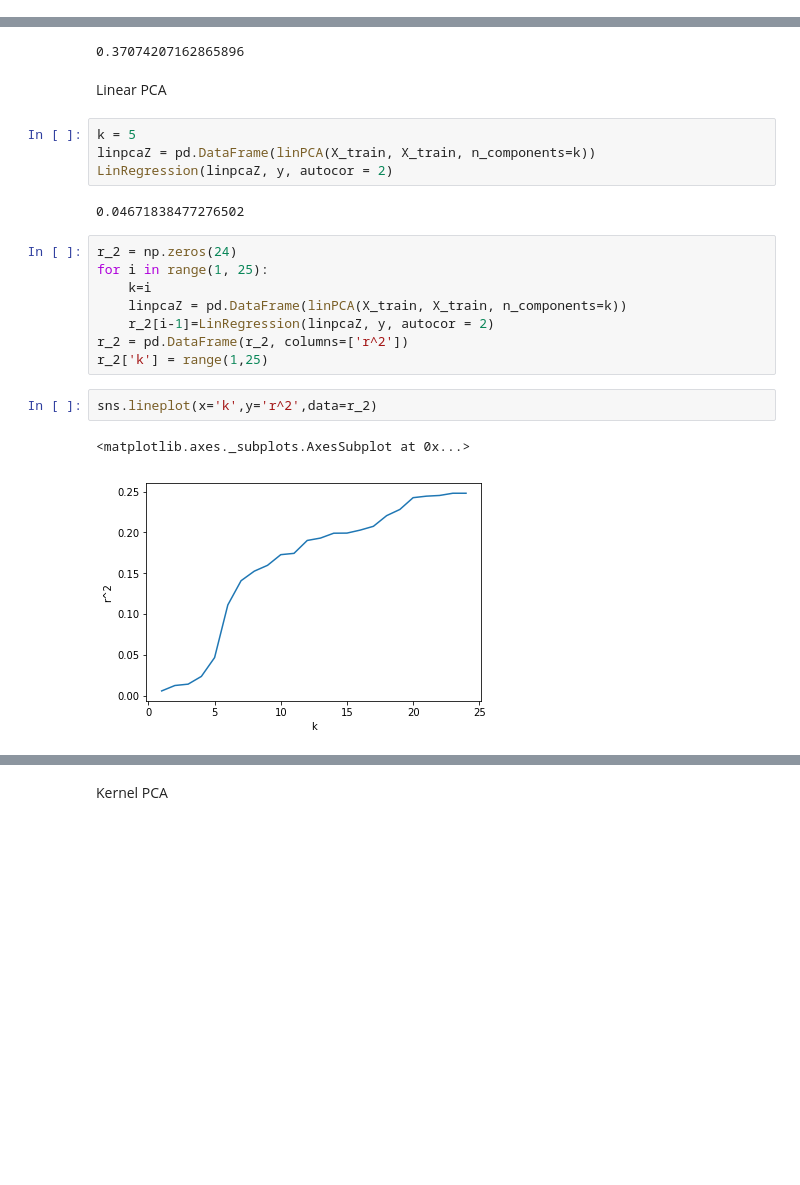
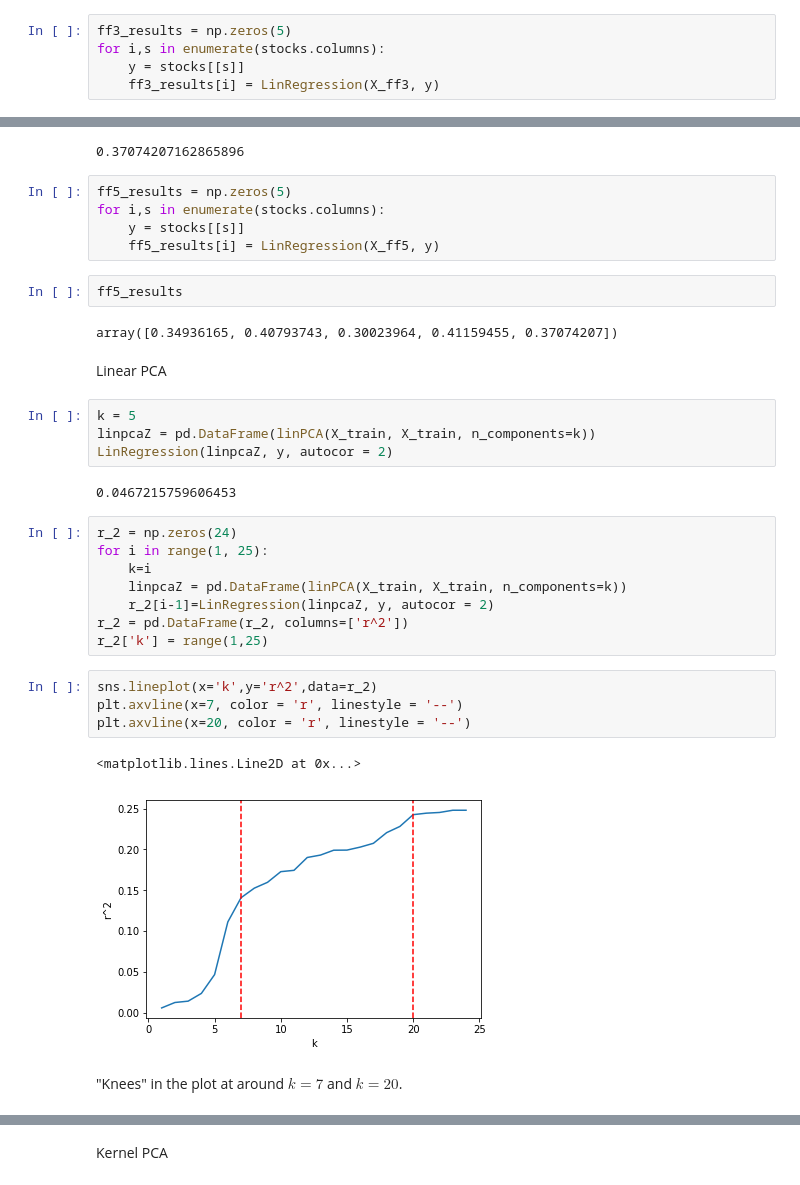
Before and after one commit to jgdenby/PortfolioFactorAnalysis, a Jupyter notebook: PortfolioFactorAnalysis.ipynb, the cells around one changed output, grey strips where cells are left out. Saved outputs shown, nothing was run; the diff lists cells and outputs as text; blank space fills up the shorter version.

```diff
--- a/PortfolioFactorAnalysis.ipynb
+++ b/PortfolioFactorAnalysis.ipynb
@@ -261,3 +258,8 @@ Fama-French 3 Factors
 LinRegression(X_ff3, y)
 # %% [output]
 0.35509302224069583
+# %%
+ff3_results = np.zeros(5)
+for i,s in enumerate(stocks.columns):
+    y = stocks[[s]]
+    ff3_results[i] = LinRegression(X_ff3, y)
@@ -267,6 +273,15 @@ Fama-French 5 Factors
 LinRegression(X_ff5, y)
 # %% [output]
 0.37074207162865896
+# %%
+ff5_results = np.zeros(5)
+for i,s in enumerate(stocks.columns):
+    y = stocks[[s]]
+    ff5_results[i] = LinRegression(X_ff5, y)
+# %%
+ff5_results
+# %% [output]
+array([0.34936165, 0.40793743, 0.30023964, 0.41159455, 0.37074207])
 # %% [markdown]
 Linear PCA
 # %%
@@ -274,7 +289,7 @@ k = 5
 linpcaZ = pd.DataFrame(linPCA(X_train, X_train, n_components=k))
 LinRegression(linpcaZ, y, autocor = 2)
 # %% [output]
-0.04671838477276502
+0.0467215759606453
 # %%
 r_2 = np.zeros(24)
 for i in range(1, 25):
@@ -285,6 +300,10 @@ r_2 = pd.DataFrame(r_2, columns=['r^2'])
 r_2['k'] = range(1,25)
 # %%
 sns.lineplot(x='k',y='r^2',data=r_2)
+plt.axvline(x=7, color = 'r', linestyle = '--')
+plt.axvline(x=20, color = 'r', linestyle = '--')
 # %% [output]
-<matplotlib.axes._subplots.AxesSubplot at 0x...>
+<matplotlib.lines.Line2D at 0x...>
-[figure, old version]
+[figure, new version]
+# %% [markdown]
+"Knees" in the plot at around $k=7$ and $k=20$.
```
Also changed, not shown: parts of 14 cells of this notebook.
